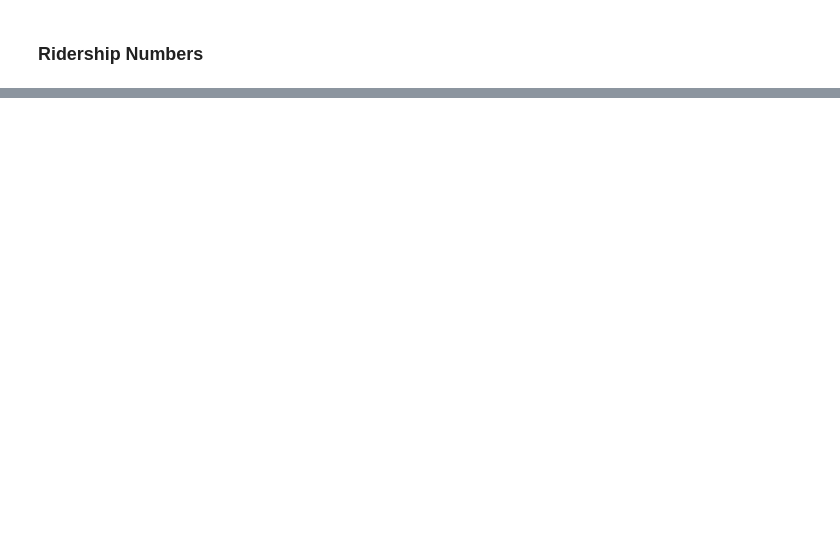
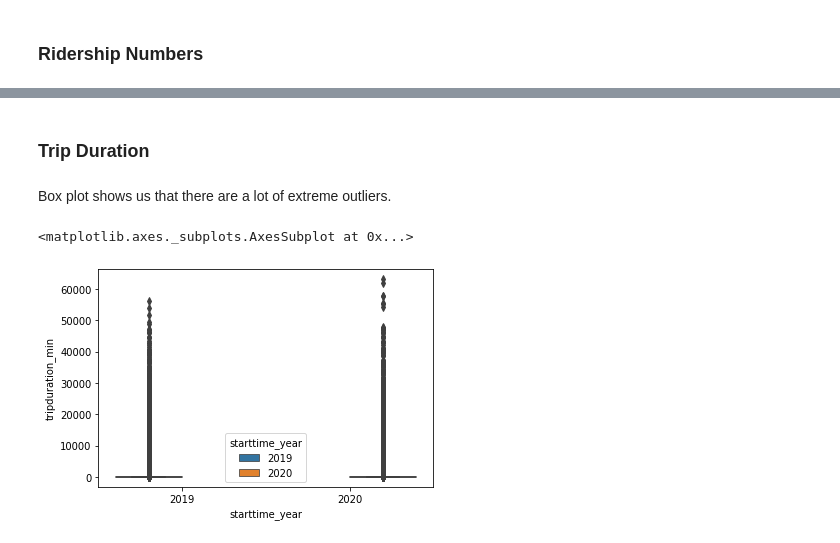
Before and after one commit to graceh3/citibike-analysis, a Jupyter notebook: Citibike - Statistical Analysis Project.ipynb, the cells around one changed output, grey strips where cells are left out. Drawn from its saved outputs; the diff is of its cells as text; code cells hidden in the pictures; blank space fills up the shorter version.

```diff
--- a/Citibike - Statistical Analysis Project.ipynb
+++ b/Citibike - Statistical Analysis Project.ipynb
@@ -320,0 +407,10 @@ There are trip durations that are extremely long (spanning several days).
+# %% [markdown]
+### Trip Duration
+# %% [markdown]
+Box plot shows us that there are a lot of extreme outliers.
+# %%
+# add descriptive title
+sns.boxplot(x='starttime_year', y='tripduration_min', data=df_final, hue='starttime_year')
+# %% [output]
+<matplotlib.axes._subplots.AxesSubplot at 0x...>
+[figure, added]
```
Also changed, not shown: parts of 41 cells of this notebook, 2 other files.
